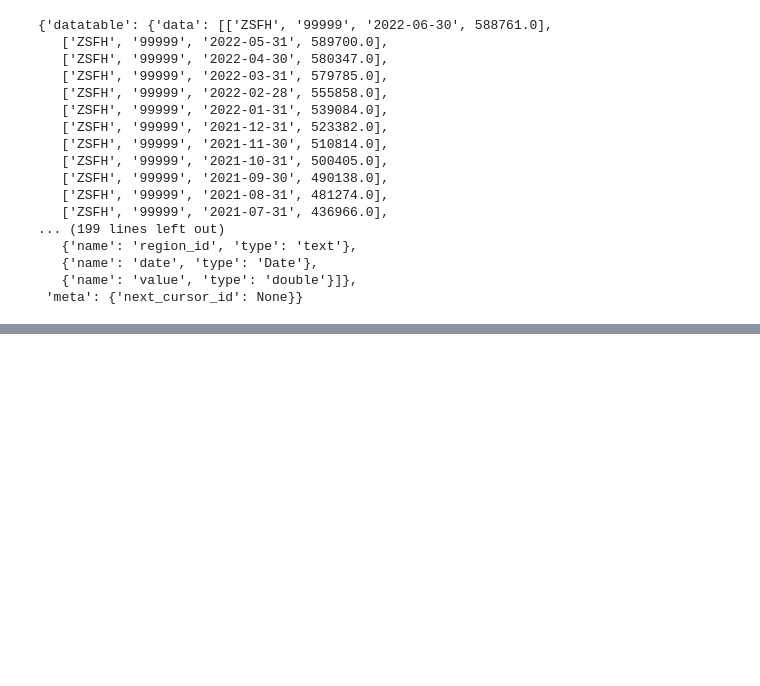
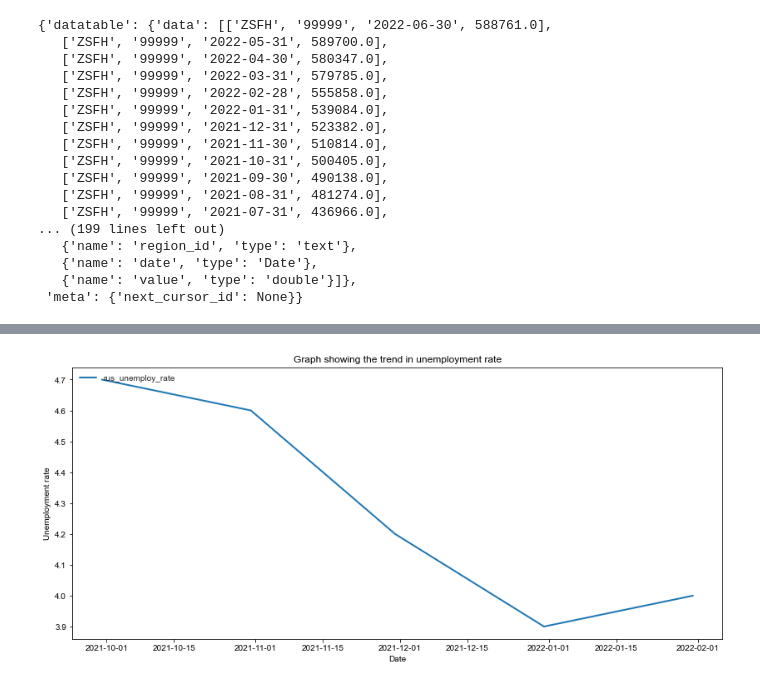
Before and after one commit to lrb924/Collateral_Damage, a Jupyter notebook: yohan.ipynb, the cells around one changed output, grey strips where cells are left out. Cells and saved outputs as stored; diff of their text form; code cells hidden in the pictures; blank space fills up the shorter version.

```diff
--- a/yohan.ipynb
+++ b/yohan.ipynb
@@ -46,0 +119,9 @@ display(data)
+# %%
+## getting unemployment data 6 months before the Russia/Ukraine Invasion to date
+
+current_date = date.today()
+
+rus_unemp_df = quandl.get(["FRED/UNRATE", "FRED/UNEMPLOY"], trim_start = "2021-09-1", trim_end=current_date, collapse = 'monthly')
+rus_unemp_df.columns = ['rus_unemploy_rate', 'rus_unemploy_level']
+
+rus_unemp_df
@@ -46,0 +136,38 @@ display(data)
+# %%
+## function to graph data
+
+def plot_graph(df, title:str, y_label: str):
+
+        ## graphing the data
+
+    cols =[col for col in df.columns]
+
+    fig,ax = plt.subplots(1,1, figsize = (14,6))
+    plt.style.use('seaborn')
+
+    for c in cols:
+        ax.plot(c, linewidth=2, data=df)
+        ax.set_title(title)
+        plt.xlabel('Date')
+        plt.ylabel(y_label)
+
+        handles,labels = ax.get_legend_handles_labels()
+        ax.legend(handles, labels, loc='upper left', prop = {"size":10})
+
+    plt.show()
+# %%
+## graph showing the unemployment trend in from 6 months before the uk-russian invasion
+rus_df = rus_unemp_df[['rus_unemploy_rate']].copy()
+
+plot_graph(rus_df, title="Graph showing the trend in unemployment rate", y_label="Unemployment rate")
+
+# yohan's addition:
+#hvplot bar graph of Ukraine War unemployment rate:
+rus_df.hvplot.bar(
+    x="Date",
+    y="rus_unemploy_rate"
+).opts(
+    title="Ukraine War Unemployment Rate in Various Dates"
+)
+# %% [output]
+[figure, added]
```
Also changed, not shown: parts of 10 cells of this notebook, 1 other file.
